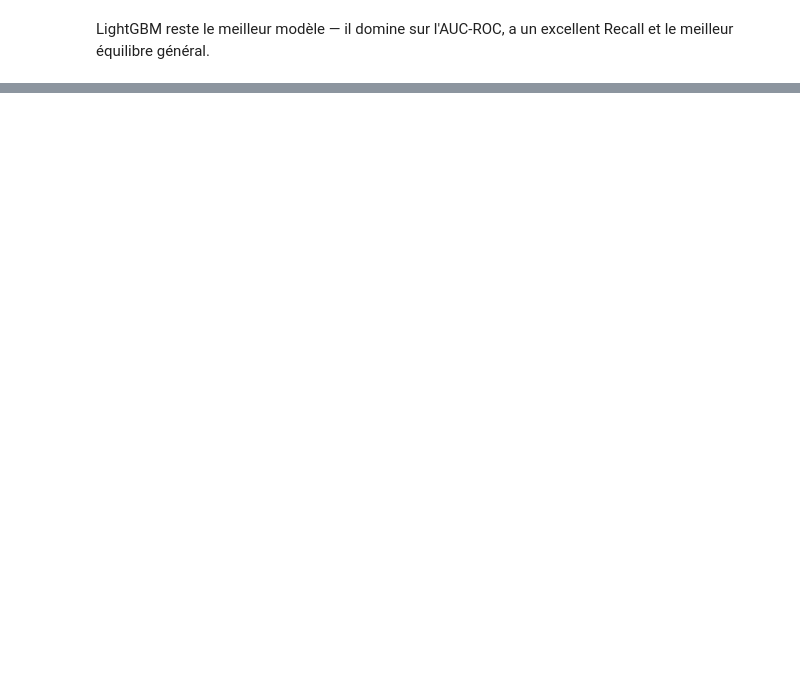
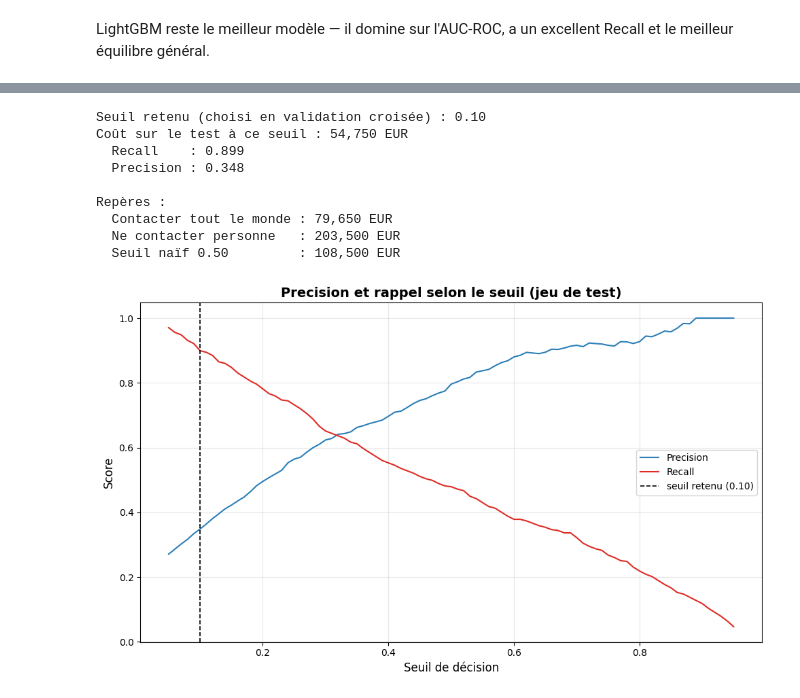
Before and after one commit to EddieZIDA/churn-prediction, a Jupyter notebook: notebooks/03_modeling.ipynb, the cells around one changed output, grey strips where cells are left out. Drawn from its saved outputs; the diff is of its cells as text; code cells hidden in the pictures; blank space fills up the shorter version.

```diff
--- a/notebooks/03_modeling.ipynb
+++ b/notebooks/03_modeling.ipynb
@@ -29,6 +64,6 @@ from sklearn.metrics import (accuracy_score, precision_score, recall_score, f1_s
 # %%
 # Loading the processed dataset
-data = pd.read_csv("../data/processed/churn_dataset_clean.csv")
+data = pd.read_csv(PROCESSED_DATA_PATH)
 data.head()
 # %% [output]
 |  | credit_score | age | tenure | balance | products_number | credit_card | active_member | ... |
@@ -43,7 +79,7 @@ X = data.drop(columns=['churn'])
 y = data['churn']
 # %%
 # Train-test split with stratification to maintain class distribution
-X_train, X_test, y_train, y_test = train_test_split(X, y, test_size=0.2, random_state=42, stratify=y)
+X_train, X_test, y_train, y_test = train_test_split(X, y, test_size=TEST_SIZE, random_state=RANDOM_STATE, stratify=y)
 print(f"Train size: {X_train.shape}")
 print(f"Test size:  {X_test.shape}")
 print(f"\nDistribution du churn dans y_train:\n{y_train.value_counts(normalize=True)}")
@@ -468,0 +480,68 @@ Ces variables expliquent à la fois la santé financière, le profil démographi
+# %%
+# Optimisation du seuil de décision pour LightGBM
+# Le seuil est choisi sur des prédictions HORS ÉCHANTILLON du train
+# (validation croisée), puis appliqué au test. Le choisir directement sur le
+# test donnerait un coût optimiste, non reproductible en production.
+COUT_FN, COUT_FP = 500, 50
+modele_final = lgbm_search.best_estimator_
+
+
+def cout_metier(y_vrai, proba, seuil):
+    tn, fp, fn, tp = confusion_matrix(y_vrai, (proba >= seuil).astype(int)).ravel()
+    return fp * COUT_FP + fn * COUT_FN
+
+
+# Prédictions hors échantillon sur le train
+proba_oof = cross_val_predict(
+    modele_final, X_train, y_train,
+    cv=StratifiedKFold(5, shuffle=True, random_state=RANDOM_STATE),
+    method="predict_proba",
+)[:, 1]
+
+seuils = np.arange(0.05, 0.96, 0.01)
+couts_cv = [cout_metier(y_train, proba_oof, s) for s in seuils]
+best_threshold = float(seuils[int(np.argmin(couts_cv))])
+
+# Application au test
+y_proba = modele_final.predict_proba(X_test)[:, 1]
+cout_test = cout_metier(y_test, y_proba, best_threshold)
+y_pred_seuil = (y_proba >= best_threshold).astype(int)
+
+print(f"Seuil retenu (choisi en validation croisée) : {best_threshold:.2f}")
+print(f"Coût sur le test à ce seuil : {cout_test:,.0f} EUR")
+print(f"  Recall    : {recall_score(y_test, y_pred_seuil):.3f}")
+print(f"  Precision : {precision_score(y_test, y_pred_seuil):.3f}")
+print()
+print("Repères :")
+print(f"  Contacter tout le monde : {cout_metier(y_test, np.ones(len(y_test)), 0.5):,.0f} EUR")
+print(f"  Ne contacter personne   : {int(y_test.sum()) * COUT_FN:,.0f} EUR")
+print(f"  Seuil naïf 0.50         : {cout_metier(y_test, y_proba, 0.50):,.0f} EUR")
+
+# Courbes precision/rappel sur le test, seuil retenu en repère
+precisions = [precision_score(y_test, (y_proba >= s).astype(int), zero_division=0) for s in seuils]
+rappels = [recall_score(y_test, (y_proba >= s).astype(int), zero_division=0) for s in seuils]
+
+fig, ax = plt.subplots(figsize=(10, 6))
+ax.plot(seuils, precisions, label="Precision", color="#2c7fb8")
+ax.plot(seuils, rappels, label="Recall", color="#de2d26")
+ax.axvline(best_threshold, color="black", linestyle="--", linewidth=1.2,
+           label=f"seuil retenu ({best_threshold:.2f})")
+ax.set_xlabel("Seuil de décision", fontsize=12)
+ax.set_ylabel("Score", fontsize=12)
+ax.set_title("Precision et rappel selon le seuil (jeu de test)", fontsize=14, fontweight="bold")
+ax.legend(loc="best")
+ax.grid(alpha=0.3)
+plt.tight_layout()
+plt.savefig(FIGURES_DIR / "decision_threshold_precision_recall.png", dpi=300, bbox_inches="tight")
+plt.show()
+# %% [output]
+Seuil retenu (choisi en validation croisée) : 0.10
+Coût sur le test à ce seuil : 54,750 EUR
+  Recall    : 0.899
+  Precision : 0.348
+
+Repères :
+  Contacter tout le monde : 79,650 EUR
+  Ne contacter personne   : 203,500 EUR
+  Seuil naïf 0.50         : 108,500 EUR
+[figure, added]
```
Also changed, not shown: parts of 44 cells of this notebook, 4 other files.
